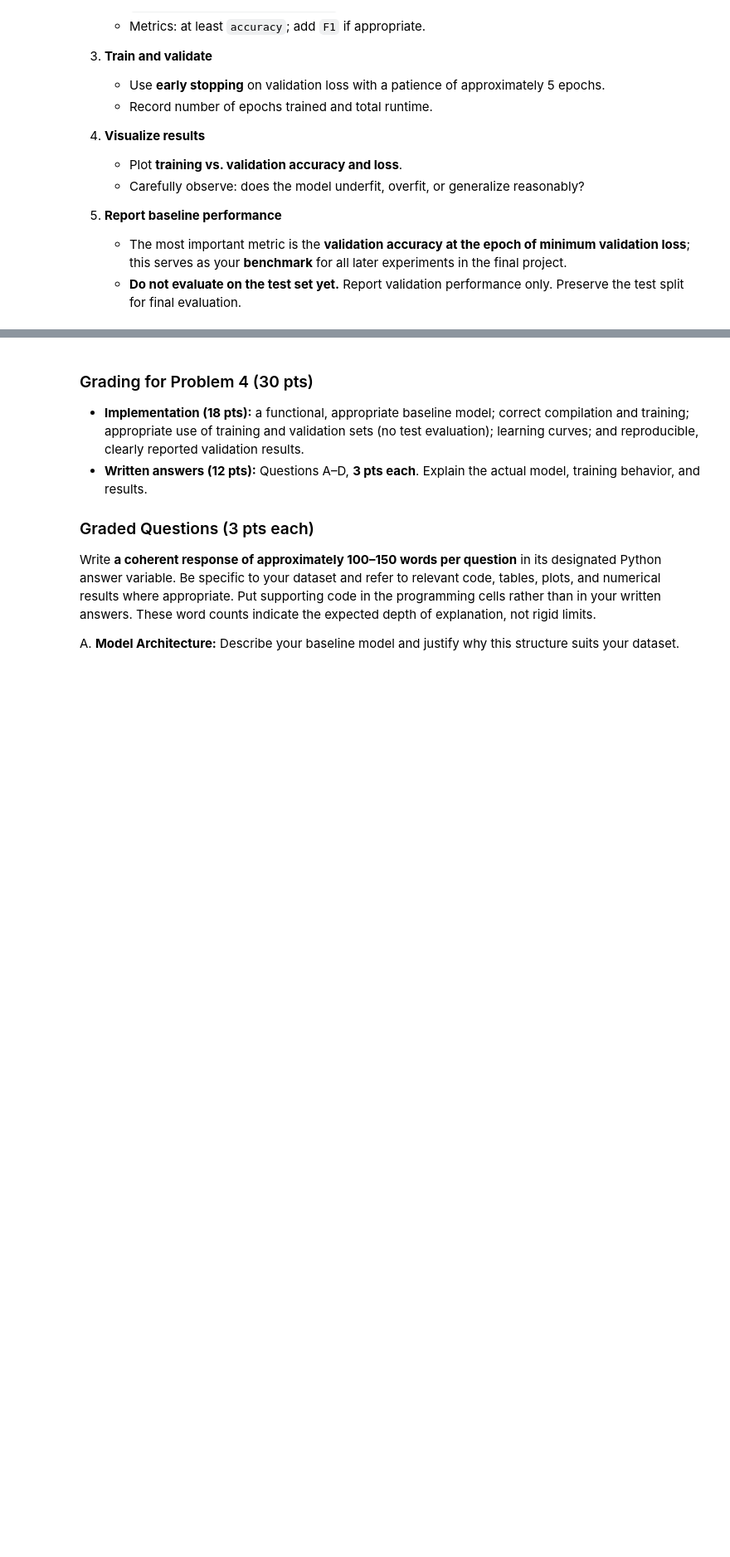
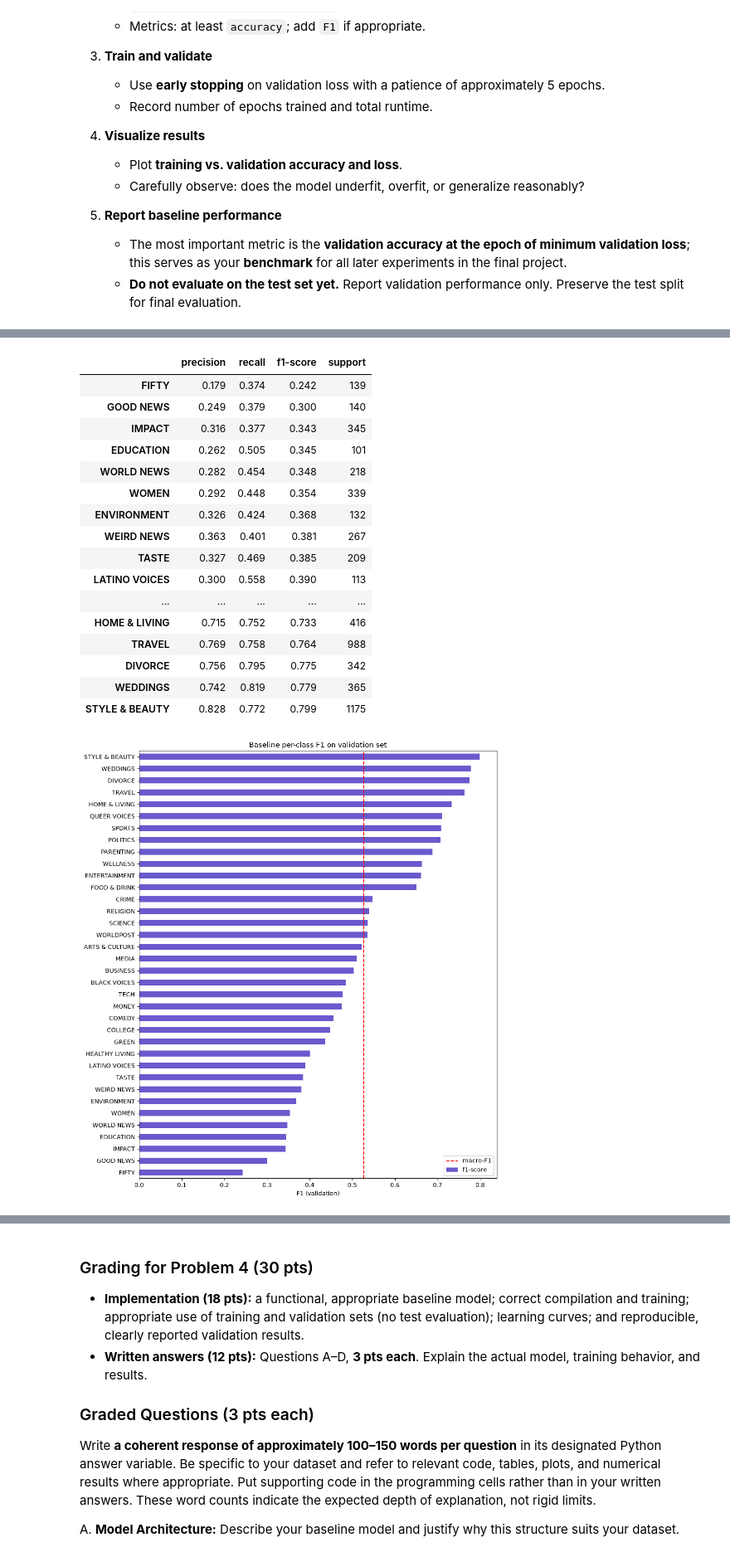
Before and after one commit to g-poklitar/DX703-HW, a Jupyter notebook: Final_Project_Milestone.ipynb, the cells around one changed output, grey strips where cells are left out. Shown at 83% size. Cells and saved outputs as stored; diff of their text form; code cells hidden in the pictures; blank space fills up the shorter version.

```diff
--- a/Final_Project_Milestone.ipynb
+++ b/Final_Project_Milestone.ipynb
@@ -682,0 +1442,38 @@ This baseline will help you evaluate whether later architectures and fine-tuning
+# %%
+val_probs = baseline.predict(val_ds, verbose=0)
+val_pred = np.argmax(val_probs, axis=1)
+val_true = val_df["label"].values
+
+baseline_summary = {
+    "model": "Embedding(64) -> GlobalAveragePooling1D -> Dropout(0.3) -> Dense(softmax)",
+    "trainable_params": int(baseline.count_params()),
+    "vocab_size": VOCAB_SIZE,
+    "max_len": MAX_LEN,
+    "batch_size": BATCH_SIZE,
+    "learning_rate": LEARNING_RATE,
+    "class_weight": "balanced",
+    "epochs_trained": int(len(hist)),
+    "best_epoch_min_val_loss": best_epoch,
+    "training_time": format_hms(train_seconds),
+    "val_loss_at_best": round(float(hist.loc[best_epoch, "val_loss"]), 4),
+    "val_accuracy_at_best": round(float(accuracy_score(val_true, val_pred)), 4),
+    "val_macro_f1_at_best": round(float(f1_score(val_true, val_pred, average="macro")), 4),
+    "val_weighted_f1_at_best": round(float(f1_score(val_true, val_pred, average="weighted")), 4),
+    "val_top3_accuracy": round(float(np.mean([t in np.argsort(p)[-3:] for t, p in zip(val_true, val_probs)])), 4),
+}
+display(pd.Series(baseline_summary).to_frame("baseline (validation only)"))
+
+per_class = pd.DataFrame(classification_report(val_true, val_pred, target_names=class_names, output_dict=True, zero_division=0)).T
+per_class = per_class.loc[class_names].sort_values("f1-score")
+per_class["support"] = per_class["support"].astype(int)
+display(per_class.round(3))
+
+fig, ax = plt.subplots(figsize=(10, 11))
+per_class["f1-score"].plot.barh(ax=ax, color="slateblue")
+ax.axvline(baseline_summary["val_macro_f1_at_best"], color="red", linestyle="--", label="macro-F1")
+ax.set_xlabel("F1 (validation)")
+ax.set_title("Baseline per-class F1 on validation set")
+ax.legend()
+plt.tight_layout()
+plt.show()
+# %% [output]
@@ -682,0 +1496,18 @@ This baseline will help you evaluate whether later architectures and fine-tuning
+|  | precision | recall | f1-score | support |
+| FIFTY | 0.179 | 0.374 | 0.242 | 139 |
+| GOOD NEWS | 0.249 | 0.379 | 0.300 | 140 |
+| IMPACT | 0.316 | 0.377 | 0.343 | 345 |
+| EDUCATION | 0.262 | 0.505 | 0.345 | 101 |
+| WORLD NEWS | 0.282 | 0.454 | 0.348 | 218 |
+| WOMEN | 0.292 | 0.448 | 0.354 | 339 |
+| ENVIRONMENT | 0.326 | 0.424 | 0.368 | 132 |
+| WEIRD NEWS | 0.363 | 0.401 | 0.381 | 267 |
+| TASTE | 0.327 | 0.469 | 0.385 | 209 |
+| LATINO VOICES | 0.300 | 0.558 | 0.390 | 113 |
+| ... | ... | ... | ... | ... |
+| HOME & LIVING | 0.715 | 0.752 | 0.733 | 416 |
+| TRAVEL | 0.769 | 0.758 | 0.764 | 988 |
+| DIVORCE | 0.756 | 0.795 | 0.775 | 342 |
+| WEDDINGS | 0.742 | 0.819 | 0.779 | 365 |
+| STYLE & BEAUTY | 0.828 | 0.772 | 0.799 | 1175 |
+[figure, added]
```
Also changed, not shown: parts of 47 cells of this notebook, 10 other files.
